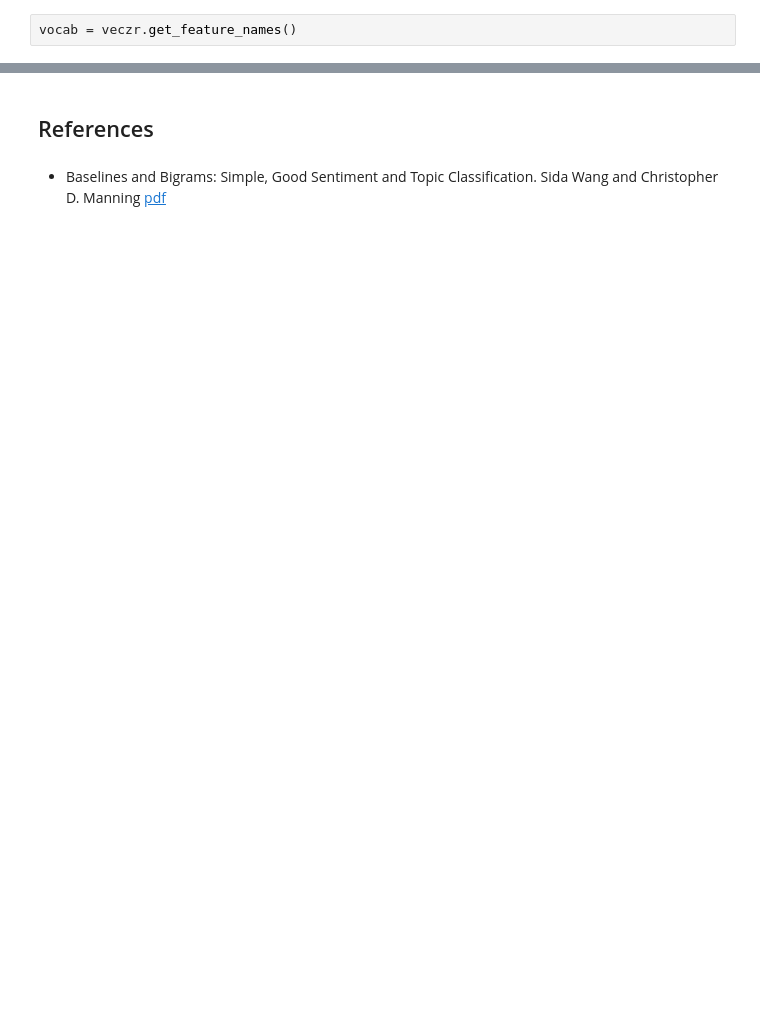
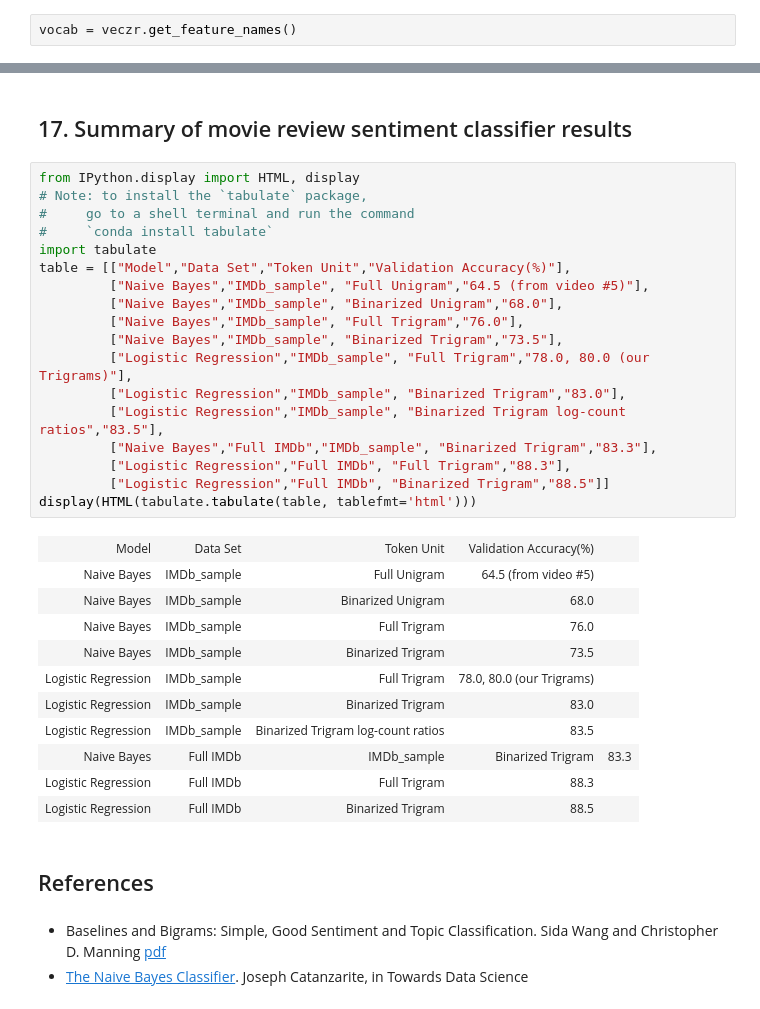
Before and after one commit to tramslegend/course-nlp, a Jupyter notebook: 3-logreg-nb-imdb.ipynb, the cells around one changed output, grey strips where cells are left out. Drawn from its saved outputs; the diff is of its cells as text; blank space fills up the shorter version.

```diff
--- a/3-logreg-nb-imdb.ipynb
+++ b/3-logreg-nb-imdb.ipynb
@@ -1426,4 +2022,37 @@ preds = m.predict(val_x_nb)
+# %% [markdown]
+## 17. Summary of movie review sentiment classifier results
+# %%
+from IPython.display import HTML, display
+# Note: to install the `tabulate` package,
+#     go to a shell terminal and run the command
+#     `conda install tabulate`
+import tabulate
+table = [["Model","Data Set","Token Unit","Validation Accuracy(%)"],
+         ["Naive Bayes","IMDb_sample", "Full Unigram","64.5 (from video #5)"],
+         ["Naive Bayes","IMDb_sample", "Binarized Unigram","68.0"],
+         ["Naive Bayes","IMDb_sample", "Full Trigram","76.0"],
+         ["Naive Bayes","IMDb_sample", "Binarized Trigram","73.5"],
+         ["Logistic Regression","IMDb_sample", "Full Trigram","78.0, 80.0 (our Trigrams)"],
+         ["Logistic Regression","IMDb_sample", "Binarized Trigram","83.0"],
+         ["Logistic Regression","IMDb_sample", "Binarized Trigram log-count ratios","83.5"],
+         ["Naive Bayes","Full IMDb","IMDb_sample", "Binarized Trigram","83.3"],
+         ["Logistic Regression","Full IMDb", "Full Trigram","88.3"],
+         ["Logistic Regression","Full IMDb", "Binarized Trigram","88.5"]]
+display(HTML(tabulate.tabulate(table, tablefmt='html')))
+# %% [output]
+| Model | Data Set | Token Unit | Validation Accuracy(%) |  |
+| Naive Bayes | IMDb_sample | Full Unigram | 64.5 (from video #5) |  |
+| Naive Bayes | IMDb_sample | Binarized Unigram | 68.0 |  |
+| Naive Bayes | IMDb_sample | Full Trigram | 76.0 |  |
+| Naive Bayes | IMDb_sample | Binarized Trigram | 73.5 |  |
+| Logistic Regression | IMDb_sample | Full Trigram | 78.0, 80.0 (our Trigrams) |  |
+| Logistic Regression | IMDb_sample | Binarized Trigram | 83.0 |  |
+| Logistic Regression | IMDb_sample | Binarized Trigram log-count ratios | 83.5 |  |
+| Naive Bayes | Full IMDb | IMDb_sample | Binarized Trigram | 83.3 |
+| Logistic Regression | Full IMDb | Full Trigram | 88.3 |  |
+| Logistic Regression | Full IMDb | Binarized Trigram | 88.5 |  |
 # %% [markdown]
 ## References
 # %% [markdown]
 * Baselines and Bigrams: Simple, Good Sentiment and Topic Classification. Sida Wang and Christopher D. Manning [pdf](https://www.aclweb.org/anthology/P12-2018)
+* [The Naive Bayes Classifier](https://towardsdatascience.com/the-naive-bayes-classifier-e92ea9f47523). Joseph Catanzarite, in Towards Data Science
```
Also changed, not shown: parts of 635 cells of this notebook.
